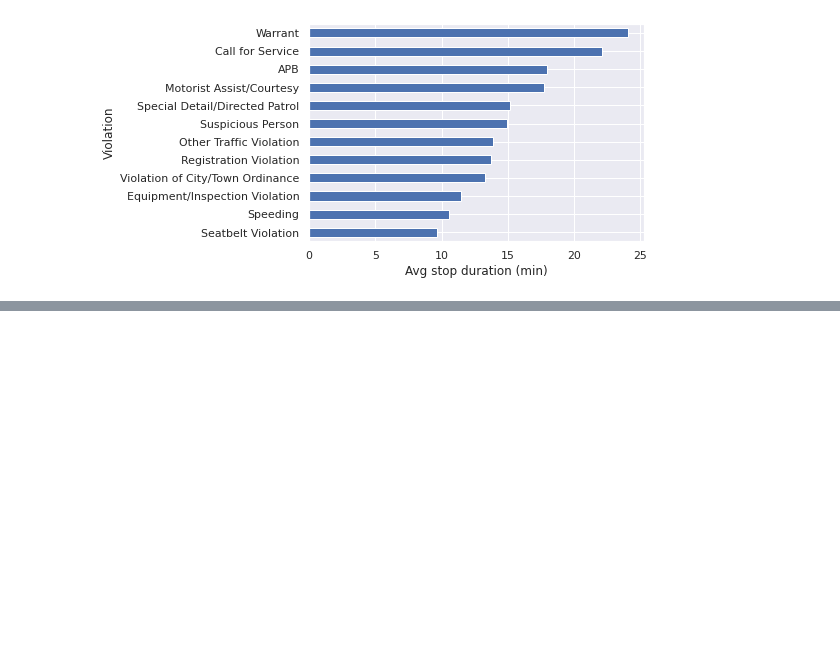
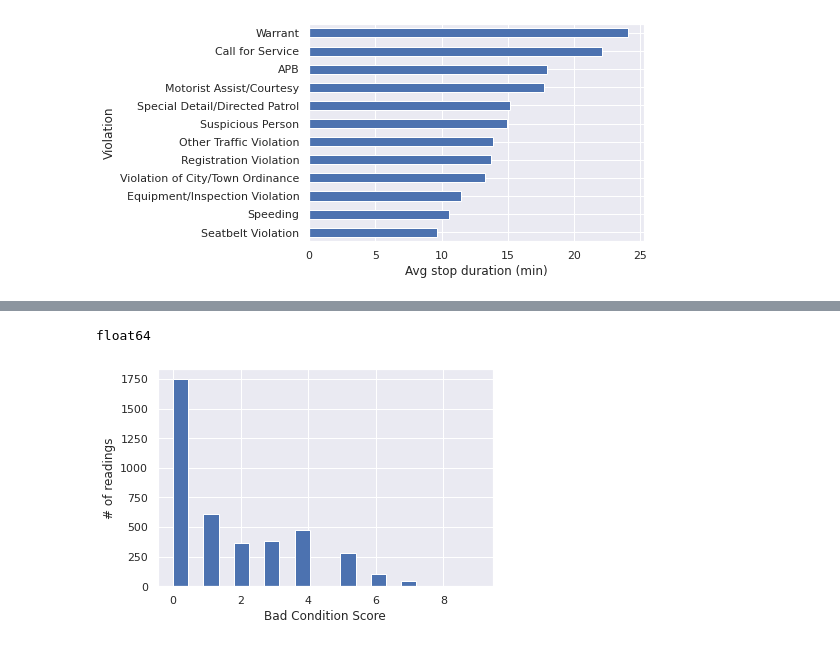
Before and after one commit to jafar-albadarneh/data-science-pot, a Jupyter notebook: Analyzing_Police_Activity.ipynb, the cells around one changed output, grey strips where cells are left out. Drawn from its saved outputs; the diff is of its cells as text; code cells hidden in the pictures; blank space fills up the shorter version.

```diff
--- a/Analyzing_Police_Activity.ipynb
+++ b/Analyzing_Police_Activity.ipynb
@@ -272,0 +324,17 @@ plt.show()
+# %%
+print(weather_data.WT01.dtype)
+# %% [output]
+float64
+# %%
+# Slice Tempreature attributes
+WT = weather_data.loc[:, 'WT01':'WT22']
+# Calculate the bad condition score and store it in a new column `bad_condition`
+weather_data['bad_conditions'] = WT.sum(axis='columns')
+# Replace missing values in 'bad_conditions' with '0'
+weather_data['bad_conditions'] = weather_data.bad_conditions.fillna(0).astype('int')
+weather_data.bad_conditions.hist(bins=20)
+plt.xlabel('Bad Condition Score')
+plt.ylabel('# of readings')
+plt.show()
+# %% [output]
+[figure, added]
```
Also changed, not shown: parts of 20 cells of this notebook.
